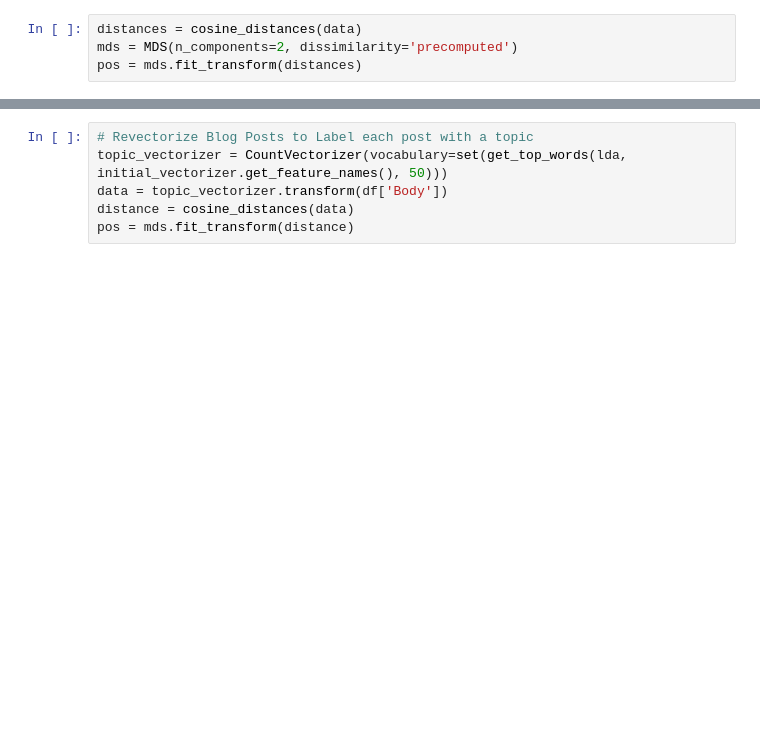
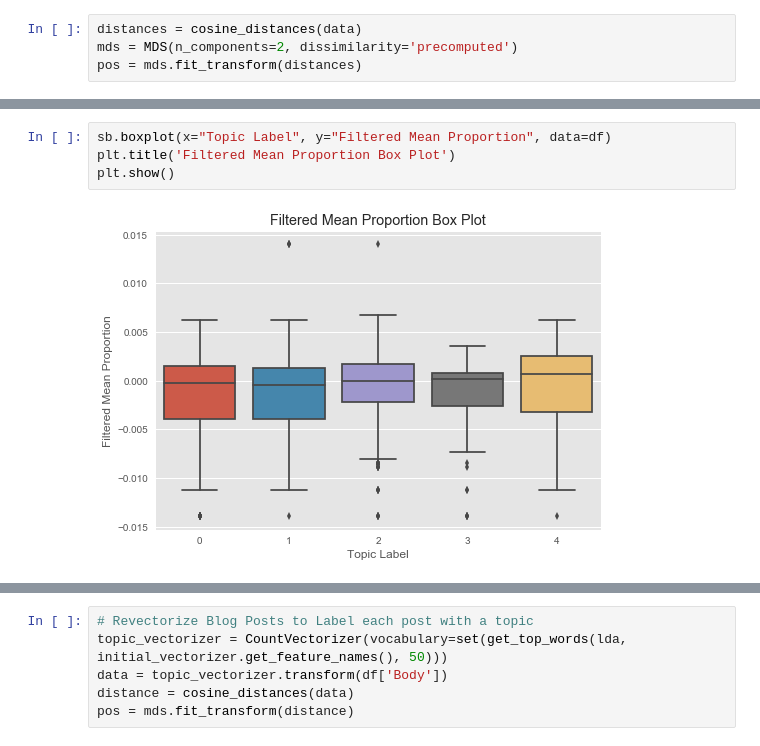
Before and after one commit to rykard95/wh_stocks, a Jupyter notebook: Richard's Final Notebook.ipynb, the cells around one changed output, grey strips where cells are left out. Drawn from its saved outputs; the diff is of its cells as text; blank space fills up the shorter version.

```diff
--- a/Richard's Final Notebook.ipynb
+++ b/Richard's Final Notebook.ipynb
@@ -191,0 +169,6 @@ Name: Filtered Mean Proportion, dtype: int64
+# %%
+sb.boxplot(x="Topic Label", y="Filtered Mean Proportion", data=df)
+plt.title('Filtered Mean Proportion Box Plot')
+plt.show()
+# %% [output]
+[figure, added]
```
Also changed, not shown: parts of 22 cells of this notebook, 6 other files.
